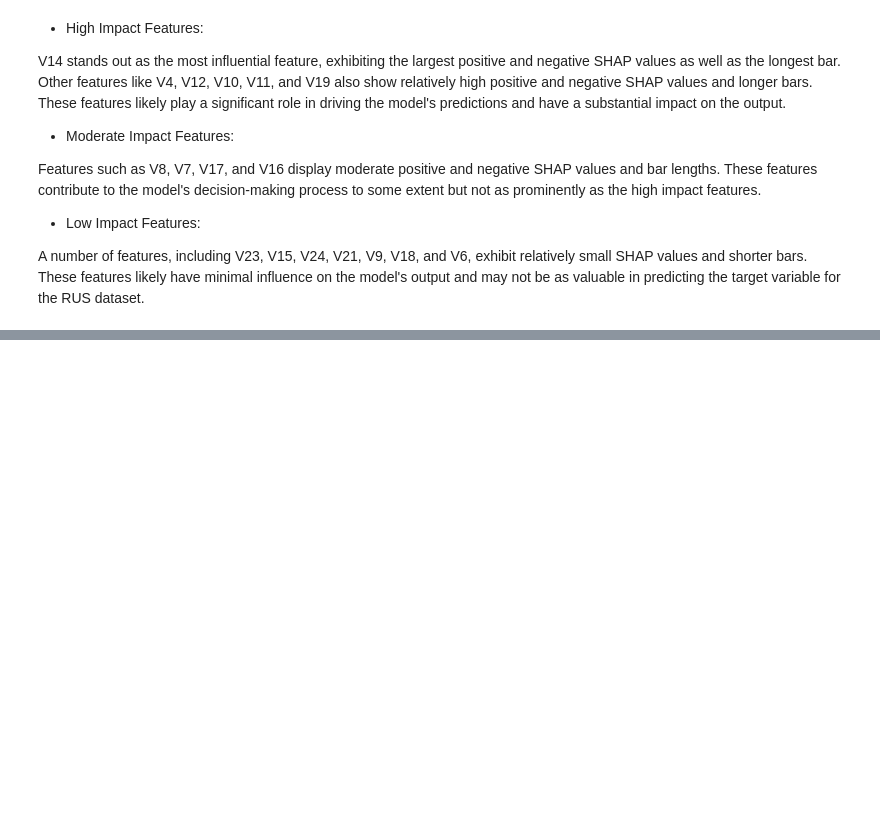
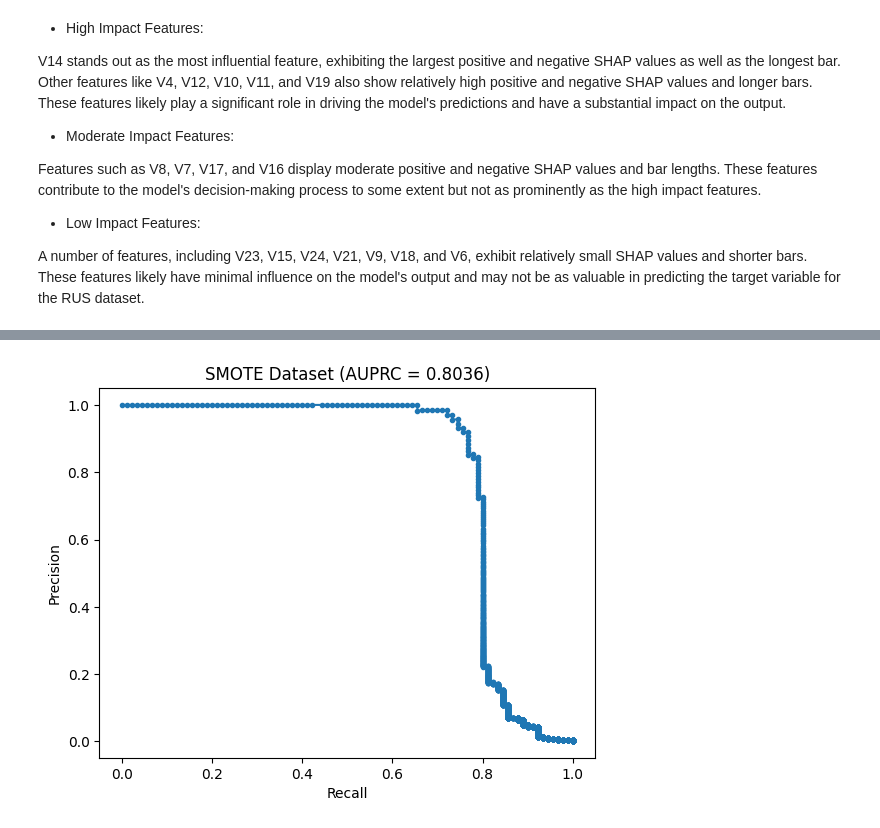
Before and after one commit to hanimsofiah/CreditCardFraudDetection, a Jupyter notebook: development/xgboost/XGBOOST_SHAP.ipynb, the cells around one changed output, grey strips where cells are left out. Saved outputs shown, nothing was run; the diff lists cells and outputs as text; code cells hidden in the pictures; blank space fills up the shorter version.

```diff
--- a/development/xgboost/XGBOOST_SHAP.ipynb
+++ b/development/xgboost/XGBOOST_SHAP.ipynb
@@ -686,0 +733,6 @@ These features likely have minimal influence on the model's output and may not b
+# %%
+# For the SMOTE dataset
+y_pred_proba_smote = model_smote.predict(dtest_smote)
+plot_auprc(y_test, y_pred_proba_smote, "SMOTE Dataset")
+# %% [output]
+[figure, added]
```
Also changed, not shown: parts of 23 cells of this notebook.
